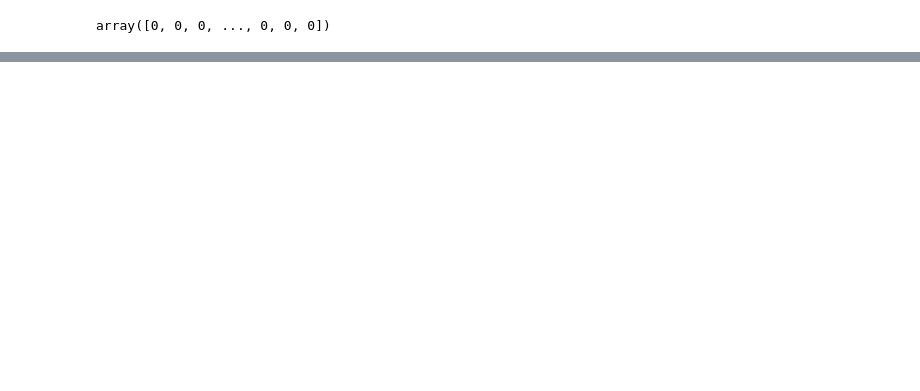
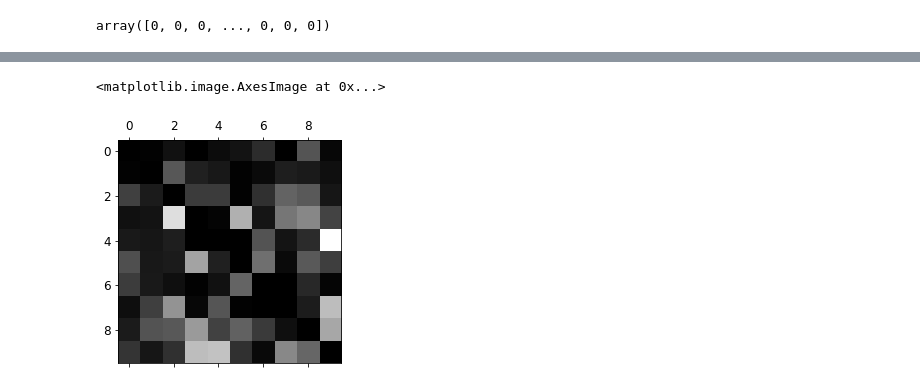
Before and after one commit to ERSSLE/machine_learning, a Jupyter notebook: chapter_03_fire.ipynb, the cells around one changed output, grey strips where cells are left out. Saved outputs shown, nothing was run; the diff lists cells and outputs as text; code cells hidden in the pictures; blank space fills up the shorter version.

```diff
--- a/chapter_03_fire.ipynb
+++ b/chapter_03_fire.ipynb
@@ -162,0 +217,3 @@ plot_roc_curve(fpr,tpr)
+# %%
+ovo_clf = OneVsOneClassifier(sgd_clf)
+ovo_clf.fit(X_train,y_train)
@@ -162,0 +290,10 @@ plot_roc_curve(fpr,tpr)
+# %%
+y_train_pred_on_forest = cross_val_predict(forest_clf,X_train_pred,y_train,cv=3,n_jobs=-1)
+# %%
+con_mx_forest = confusion_matrix(y_train,y_train_pred_on_forest)
+norm_con_mx_forest = con_mx_forest/con_mx_forest.sum(axis=1,keepdims=True)
+np.fill_diagonal(norm_con_mx_forest,0)
+plt.matshow(norm_con_mx_forest,cmap='gray')
+# %% [output]
+<matplotlib.image.AxesImage at 0x...>
+[figure, added]
```
Also changed, not shown: parts of 41 cells of this notebook.
